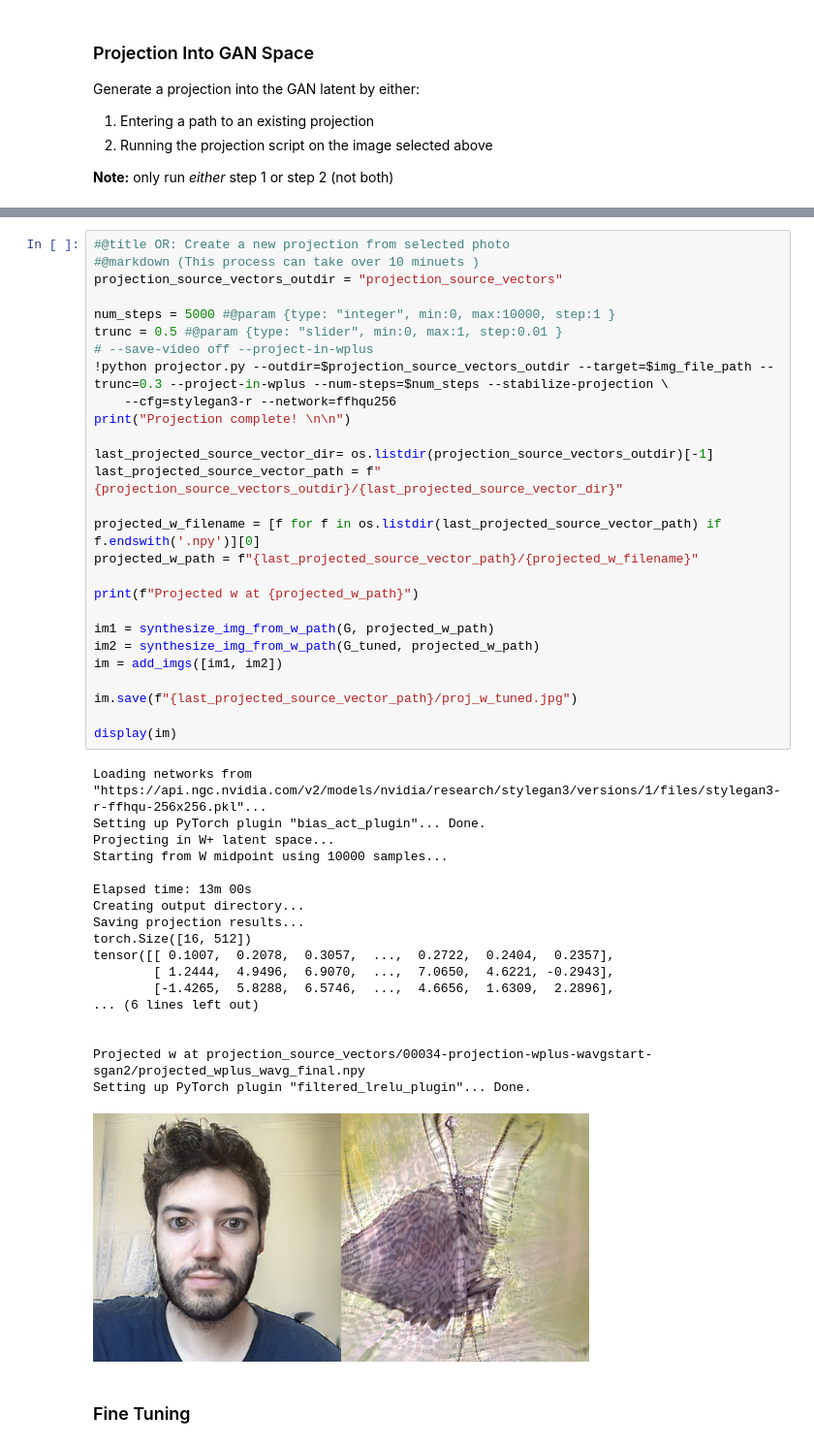
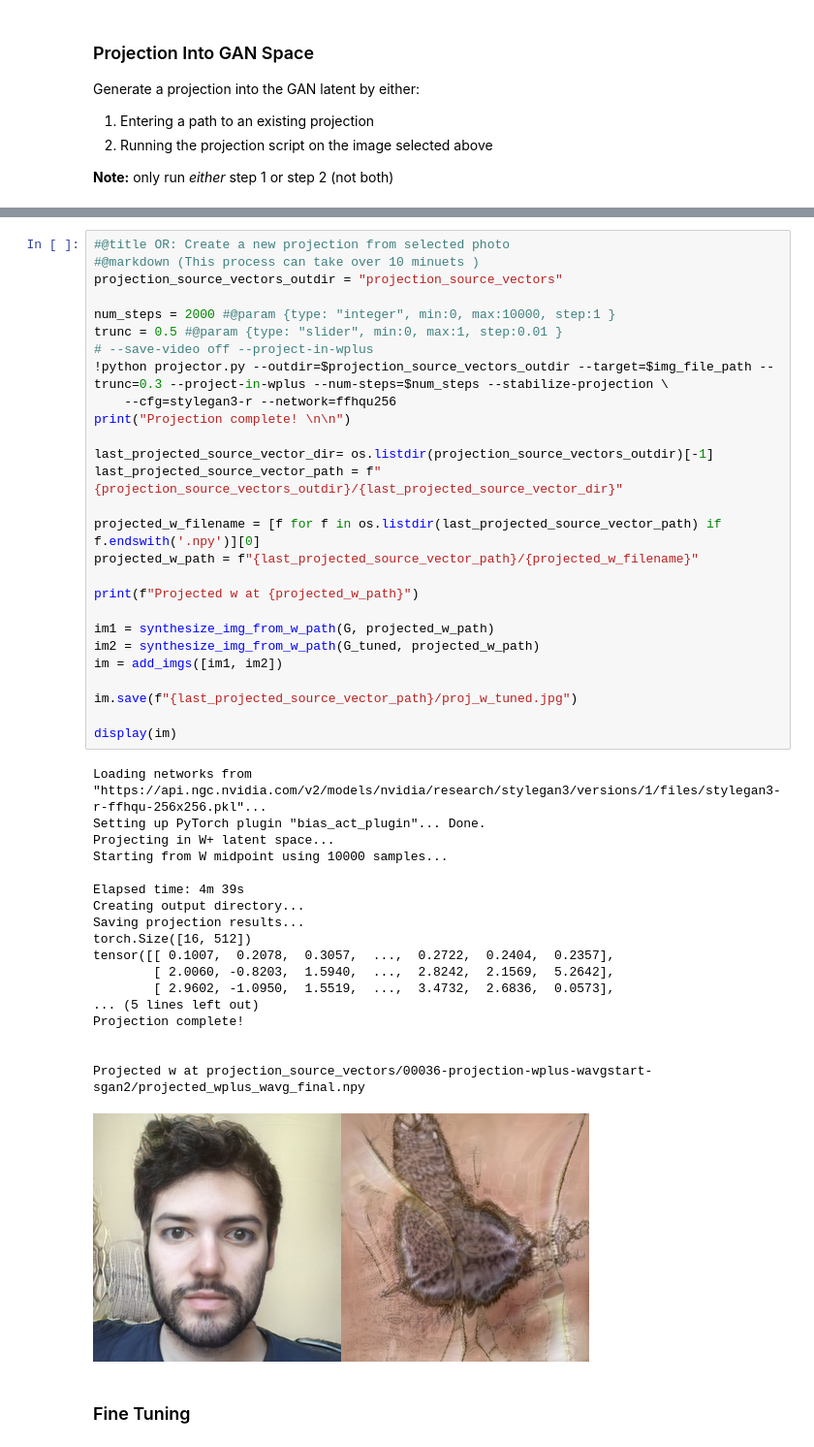
Before and after one commit to adamdavidcole/stylegan3-fun-blend, a Jupyter notebook: blend.ipynb, the cells around one changed output, grey strips where cells are left out. Shown at 97% size. Cells and saved outputs as stored; diff of their text form.

```diff
--- a/blend.ipynb
+++ b/blend.ipynb
@@ -607,47 +627,47 @@ if projected_w_path:
 #@markdown (This process can take over 10 minuets )
 projection_source_vectors_outdir = "projection_source_vectors"
 
-num_steps = 5000 #@param {type: "integer", min:0, max:10000, step:1 }
+num_steps = 2000 #@param {type: "integer", min:0, max:10000, step:1 }
 trunc = 0.5 #@param {type: "slider", min:0, max:1, step:0.01 }
 # --save-video off --project-in-wplus
 !python projector.py --outdir=$projection_source_vectors_outdir --target=$img_file_path --trunc=0.3 --project-in-wplus --num-steps=$num_steps --stabilize-projection \
     --cfg=stylegan3-r --network=ffhqu256
 print("Projection complete! \n\n")
 
 last_projected_source_vector_dir= os.listdir(projection_source_vectors_outdir)[-1]
 last_projected_source_vector_path = f"{projection_source_vectors_outdir}/{last_projected_source_vector_dir}"
 
 projected_w_filename = [f for f in os.listdir(last_projected_source_vector_path) if f.endswith('.npy')][0]
 projected_w_path = f"{last_projected_source_vector_path}/{projected_w_filename}"
 
 print(f"Projected w at {projected_w_path}")
 
 im1 = synthesize_img_from_w_path(G, projected_w_path)
 im2 = synthesize_img_from_w_path(G_tuned, projected_w_path)
 im = add_imgs([im1, im2])
 
 im.save(f"{last_projected_source_vector_path}/proj_w_tuned.jpg")
 
 display(im)
 # %% [output]
 Loading networks from "https://api.ngc.nvidia.com/v2/models/nvidia/research/stylegan3/versions/1/files/stylegan3-r-ffhqu-256x256.pkl"...
 Setting up PyTorch plugin "bias_act_plugin"... Done.
 Projecting in W+ latent space...
 Starting from W midpoint using 10000 samples...
 
-Elapsed time: 13m 00s
+Elapsed time: 4m 39s
 Creating output directory...
 Saving projection results...
 torch.Size([16, 512])
 tensor([[ 0.1007,  0.2078,  0.3057,  ...,  0.2722,  0.2404,  0.2357],
-        [ 1.2444,  4.9496,  6.9070,  ...,  7.0650,  4.6221, -0.2943],
-        [-1.4265,  5.8288,  6.5746,  ...,  4.6656,  1.6309,  2.2896],
-... (6 lines left out)
+        [ 2.0060, -0.8203,  1.5940,  ...,  2.8242,  2.1569,  5.2642],
+        [ 2.9602, -1.0950,  1.5519,  ...,  3.4732,  2.6836,  0.0573],
+... (5 lines left out)
+Projection complete!
 
 
-Projected w at projection_source_vectors/00034-projection-wplus-wavgstart-sgan2/projected_wplus_wavg_final.npy
-Setting up PyTorch plugin "filtered_lrelu_plugin"... Done.
+Projected w at projection_source_vectors/00036-projection-wplus-wavgstart-sgan2/projected_wplus_wavg_final.npy
-[figure, old version]
+[figure, new version]
 # %% [markdown]
 ### Fine Tuning
 # %%
```
Also changed, not shown: parts of 8 cells of this notebook.
